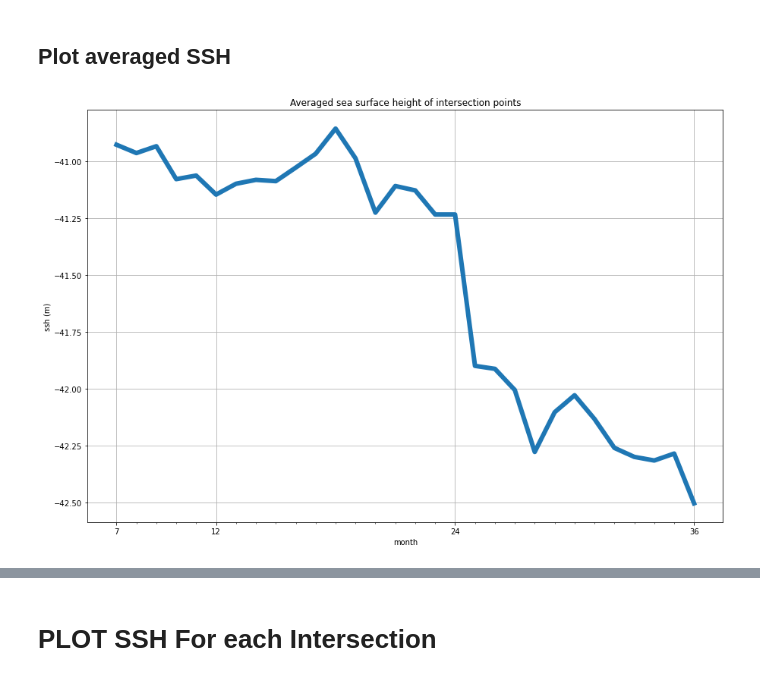
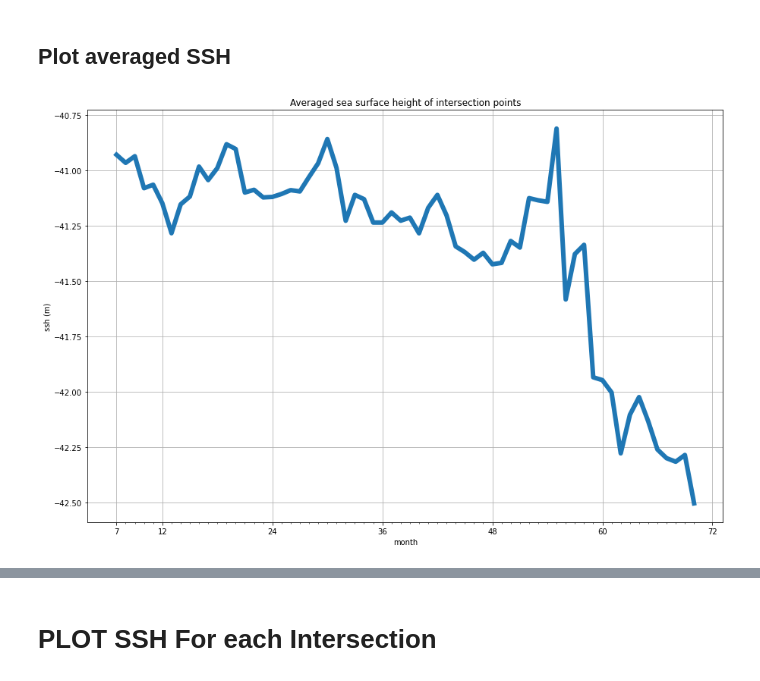
Before and after one commit to M-Gjerde/VGIS8, a Jupyter notebook: jason_3_rf.ipynb, the cells around one changed output, grey strips where cells are left out. Saved outputs shown, nothing was run; the diff lists cells and outputs as text; code cells hidden in the pictures.

```diff
--- a/jason_3_rf.ipynb
+++ b/jason_3_rf.ipynb
@@ -32,9 +35,9 @@ df2021 = pd.read_csv(data2021Path)
 # %% [markdown]
 ## Plot a sample
 # %%
-df = df2016
+df = df2021
 
-data = df.loc[(df.month == 7) & (df["surface type"] == surface_type_flag)]
+data = df.loc[(df.month == 4) & (df["surface type"] == 2)]
 
 
 fig = plt.figure(figsize=(12, 7))
@@ -56,8 +60,8 @@ days = [x for x in range(1, 32)]
 months = [1,2,3,4,5,6,7,8,9,10,11,12]
 dataset = []
 monthly = []
-datasets = [df2016, df2018, df2021]
-surfaceTypeFlags = [1, 1, 2] # Flags corresponding to the correct dataset (CF-1.* Notation)
+datasets = [df2016, df2017, df2018, df2019, df2020, df2021]
+surfaceTypeFlags = [1, 1, 1, 1, 1, 2] # Flags corresponding to the correct dataset (CF-1.* Notation)
 
 for index, df in enumerate(datasets):
     print("dataset: {}".format(df.year.values[0]))
@@ -68,6 +72,11 @@ for index, df in enumerate(datasets):
         if str(df.year.values[0]) == "2016" and month < 7:
             print("Skipping month:", month)
             continue
+
+        if str(df.year.values[0]) == "2020" and month >= 11:
+            print("Skipping month:", month)
+            continue
+
 
         print("Calculating for month:", month)
 
@@ -81,7 +90,7 @@ for index, df in enumerate(datasets):
             p2 = data.loc[(df["pass number"] == intersection[1])]
 
             if (intersection[1] == 133):
-                p2 = data.loc[(df["pass number"] == intersection[1]) | (df["pass number"] == 132)]
+                p2 = data.loc[(df["pass number"] == intersection[1]) | (df["pass number"] == 132) | (df["pass number"] == 131)]
             if (intersection[1] == 207):
                 p2 = data.loc[(df["pass number"] == intersection[1]) | (df["pass number"] == 208)]
             if (intersection[1] == 56):
@@ -101,7 +110,8 @@ for index, df in enumerate(datasets):
             try:
                 min_value = min(distances)
             except ValueError as e:
-                print("Val error: ",e, intersection)
+                print("Val error: ",e, intersection, month)
+                break
             min_index = distances.index(min_value)
 
             k = indices[min_index]
@@ -178,7 +188,8 @@ for i, m in enumerate(monthly):
                 continue
             ssh = intersection.altitude.values[x] - intersection.range.values[x]
             sshList.append(ssh)
-
+        if (len(sshList)) < 1:
+            sshList.append(np.nan)
         intersectionMeans.append(np.mean(np.array(sshList)))
 
     intersectionListMean.append(intersectionMeans)
@@ -194,31 +205,34 @@ dfinter["month"] = dfinter.index + 7
 dfinter["year"] = 2016
 
 for i, month in enumerate(dfinter["month"]):
-    dfinter.loc[dfinter['month'] > 13, "year"] = 2018
-    dfinter.loc[dfinter['month'] > 24, "year"] = 2021
+    dfinter.loc[dfinter['month'] > 12, "year"] = 2017
+    dfinter.loc[dfinter['month'] > 24, "year"] = 2018
+    dfinter.loc[dfinter['month'] > 36, "year"] = 2019
+    dfinter.loc[dfinter['month'] > 48, "year"] = 2020
+    dfinter.loc[dfinter['month'] > 60, "year"] = 2021
+
 
 dfinter["month"] = dfinter["month"].apply(lambda x: 12 if ((x % 12) == 0) else x % 12)
 # %% [markdown]
 ## Plot averaged SSH
 # %%
 offset = 7
-x = [x for x in range(offset, len(monthly) + offset)]
 
 plt.rcParams['figure.figsize'] = [15, 10]
 
-major_ticks = [7, 12, 24, 36]
+major_ticks = [7, 12, 24, 36, 48, 60, 72]
 minor_ticks = np.arange(offset, len(monthly)+offset, 1)
 
 
 fig, ax = plt.subplots()
 ax.plot(dfinter.index + offset, dfinter.avg.values,
        linewidth=6)
 
 ax.set_xticks(major_ticks)
 ax.set_xticks(minor_ticks, minor=True)
 
 ax.set(xlabel='month', ylabel='ssh (m)',
        title='Averaged sea surface height of intersection points')
 ax.grid()
 # %% [output]
-[figure, old version]
+[figure, new version]
```
Also changed, not shown: parts of 38 cells of this notebook, 2 other files.
